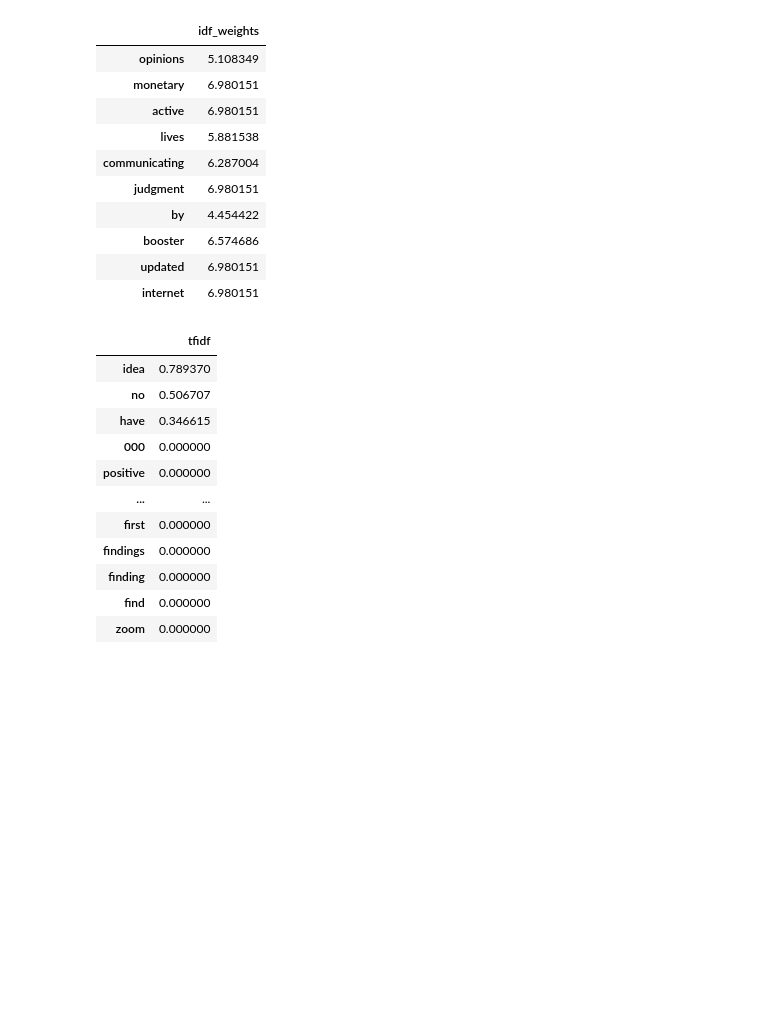
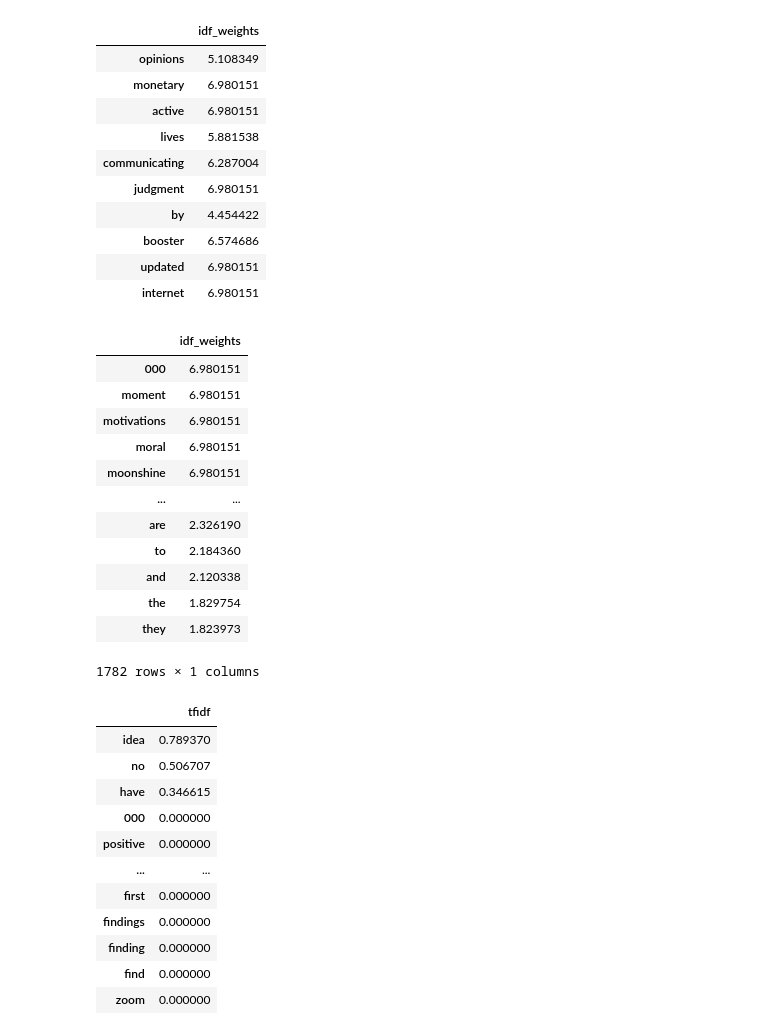
Before and after one commit to thepolicylab/RIDOHcoding, a Jupyter notebook: survey-text-analysis.ipynb, the cells around one changed output. Saved outputs shown, nothing was run; the diff lists cells and outputs as text; code cells hidden in the pictures; blank space fills up the shorter version.

```diff
--- a/survey-text-analysis.ipynb
+++ b/survey-text-analysis.ipynb
@@ -221,6 +221,22 @@ df_idf.sample(10)
 | booster | 6.574686 |
 | updated | 6.980151 |
 | internet | 6.980151 |
+# %%
+df_idf.sort_values(ascending=False, by="idf_weights")
+# %% [output]
+|  | idf_weights |
+| 000 | 6.980151 |
+| moment | 6.980151 |
+| motivations | 6.980151 |
+| moral | 6.980151 |
+| moonshine | 6.980151 |
+| ... | ... |
+| are | 2.326190 |
+| to | 2.184360 |
+| and | 2.120338 |
+| the | 1.829754 |
+| they | 1.823973 |
+1782 rows × 1 columns
 # %%
 # count matrix
 count_vector=cv.transform(df["Why public health scientists reliable or unreliable"].dropna())
```
